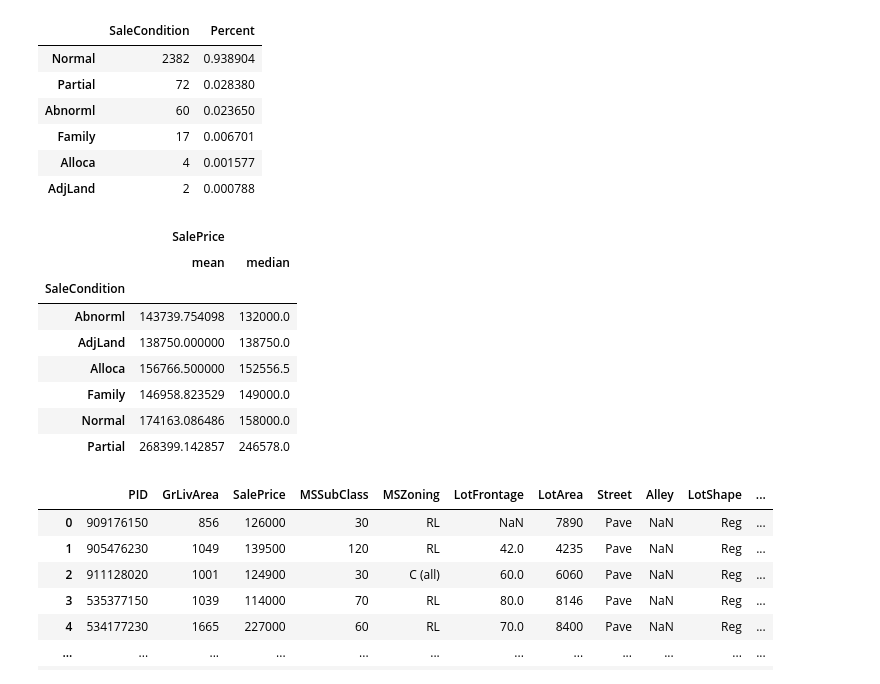
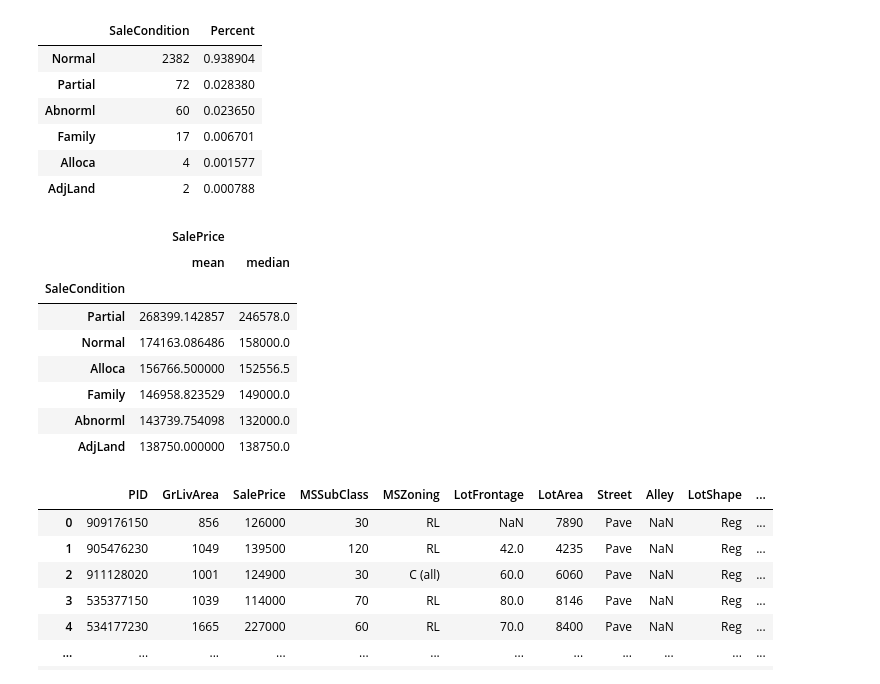
Before and after one commit to rishigoutam/ames-iowa, a Jupyter notebook: rishi/eda.ipynb, the cells around one changed output. Saved outputs shown, nothing was run; the diff lists cells and outputs as text; code cells hidden in the pictures.

Commit message:
Sort SalePrice by SaleType

```diff
--- a/rishi/eda.ipynb
+++ b/rishi/eda.ipynb
@@ -256,19 +275,20 @@ pd.concat([df.SaleCondition.value_counts(),
 # %%
 # Normal properties go for $170K
 # Partial go for more (these are new homes, so makes sense)
 # Abnormal go for less (these are foreclosures, etc, so makes sense)
 # Family go for less (family discount, so makes sense)
-df.groupby('SaleCondition')[['SalePrice']].agg(['mean', 'median'])
+df.groupby('SaleCondition')[['SalePrice']].agg(['mean', 'median'])\
+    .sort_values(('SalePrice', 'mean'), ascending=False)
 # %% [output]
 |  | SalePrice |  |
 |  | mean | median |
 | SaleCondition |  |  |
+| Partial | 268399.142857 | 246578.0 |
+| Normal | 174163.086486 | 158000.0 |
+| Alloca | 156766.500000 | 152556.5 |
+| Family | 146958.823529 | 149000.0 |
 | Abnorml | 143739.754098 | 132000.0 |
 | AdjLand | 138750.000000 | 138750.0 |
-| Alloca | 156766.500000 | 152556.5 |
-| Family | 146958.823529 | 149000.0 |
-| Normal | 174163.086486 | 158000.0 |
-| Partial | 268399.142857 | 246578.0 |
 # %%
 # TODO ask team, should we drop SaleCond != Normal? (if so, change inplace to True)
 # drop 161 non-Normal SaleConds
```
Also changed, not shown: parts of 1 cell of this notebook.
